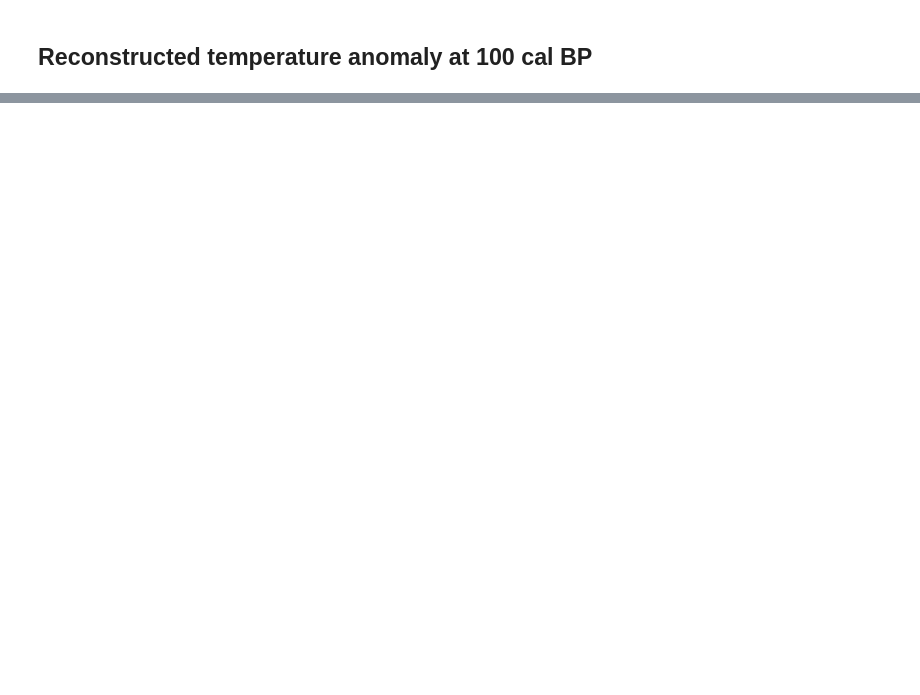
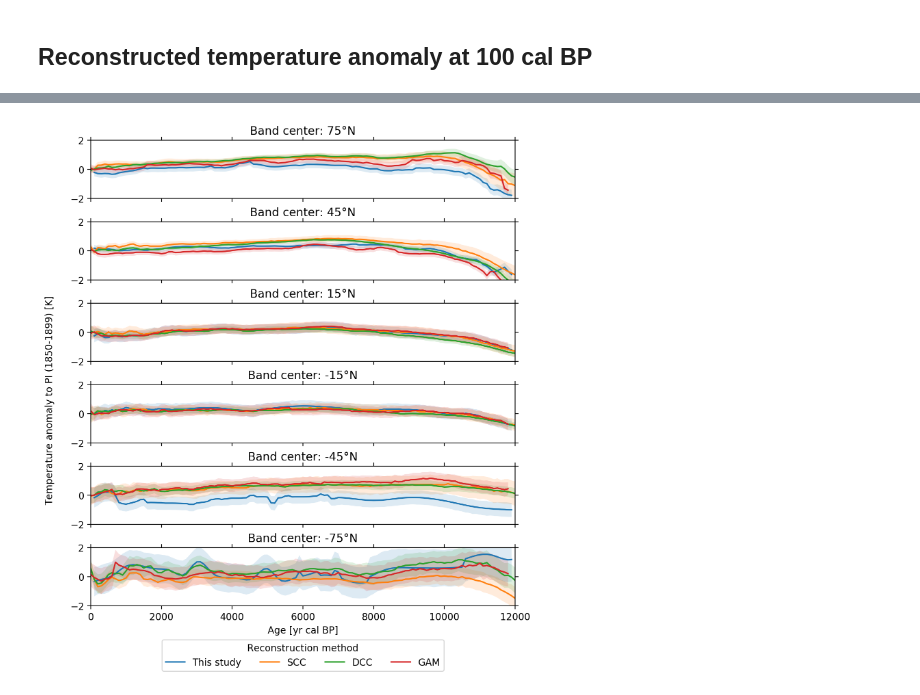
Before and after one commit to Chilipp/gridding-temp12k, a Jupyter notebook: scripts/mid-holocene-analysis.ipynb, the cells around one changed output, grey strips where cells are left out. Cells and saved outputs as stored; diff of their text form; code cells hidden in the pictures; blank space fills up the shorter version.

Commit message:
Include comparison with Kaufman et al., 2020

```diff
--- a/scripts/mid-holocene-analysis.ipynb
+++ b/scripts/mid-holocene-analysis.ipynb
@@ -878,0 +884,2 @@ Text(0, 0.5, 'Density')
+# %%
+notnull = output.where(output.temperature.notnull().any('time'), drop=True)
@@ -878,0 +1009,2 @@ Text(0, 0.5, 'Density')
+# %%
+temp12k = xr.open_dataset(temp12k_file).rename(ages="time", latbands="lat")
@@ -878,0 +1028,5 @@ Text(0, 0.5, 'Density')
+# %%
+new_method = bands.expand_dims("model")[["temperature", "temperature_std"]]
+new_method["model"] = ("model", ["This study"])
+new_method["time"] = -new_method["time"]
+new_method
@@ -878,0 +1055,39 @@ Text(0, 0.5, 'Density')
+# %%
+combined = xr.concat([new_method, mean_temp12k], "model")
+combined.temperature.attrs.update(temp_attrs)
+combined.temperature_std.attrs.update(temp_attrs)
+combined.temperature_std.attrs["cell_methods"] += " ens: mean"
+combined.temperature_std.attrs["long_name"] = (
+    "Standard deviation of " + temp_attrs["long_name"]
+)
+combined.temperature_std.attrs["cell_methods"] += " ens: standard_deviation"
+# %%
+fig, axes = plt.subplots(6, 1, figsize=(8, 10))
+
+legend_kws = dict(
+    loc="upper center",
+    ncol=4,
+    title="Reconstruction method",
+    bbox_to_anchor=(0.5, -0.5),
+)
+
+for i, j in enumerate(reversed(range(combined.dims["lat"]))):
+    last = j == 0
+    combined.psy.plot.lineplot(
+        name=[[["temperature", "temperature_std"]]], model=list(range(4)), lat=j,
+        ax=axes[i],
+        legendlabels="%(model)s",
+        xlabel="" if not last else "Age [yr cal BP]",
+        xticklabels="" if not last else None,
+        xlim="minmax", title="Band center: %(lat)1.0f°N",
+        ylim=(-2, 2),
+        legend=last and legend_kws)
+
+sp[::-1].share(keys="legend")
+fig.set_dpi(200)
+fig.subplots_adjust(bottom=0.2, hspace=0.4)
+fig.text(0.05, 0.5, combined.temperature.long_name + " [K]",
+         rotation=90, va="center", ha="center")
+fig.savefig(osp.join(output_dir, "band-comparison-to-kaufman-2020.pdf"))
+# %% [output]
+[figure, added]
```
Also changed, not shown: parts of 38 cells of this notebook.
